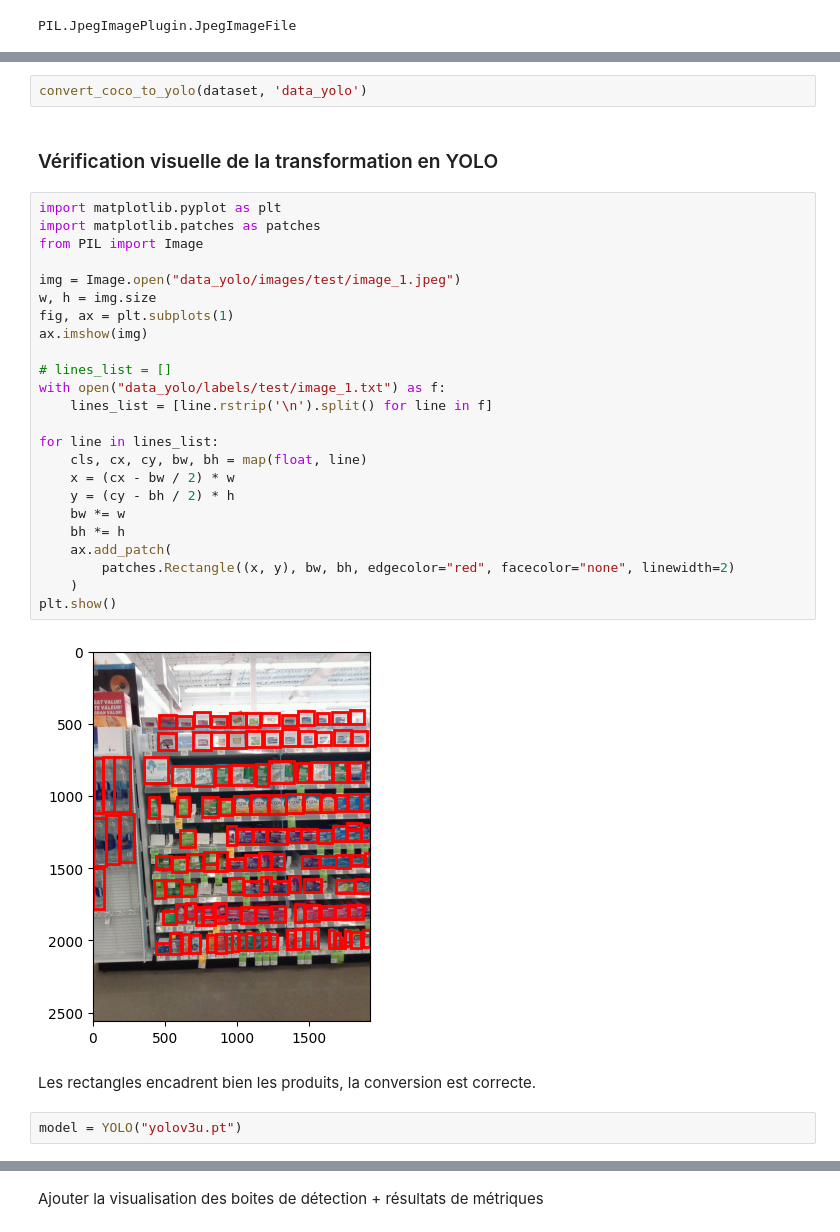
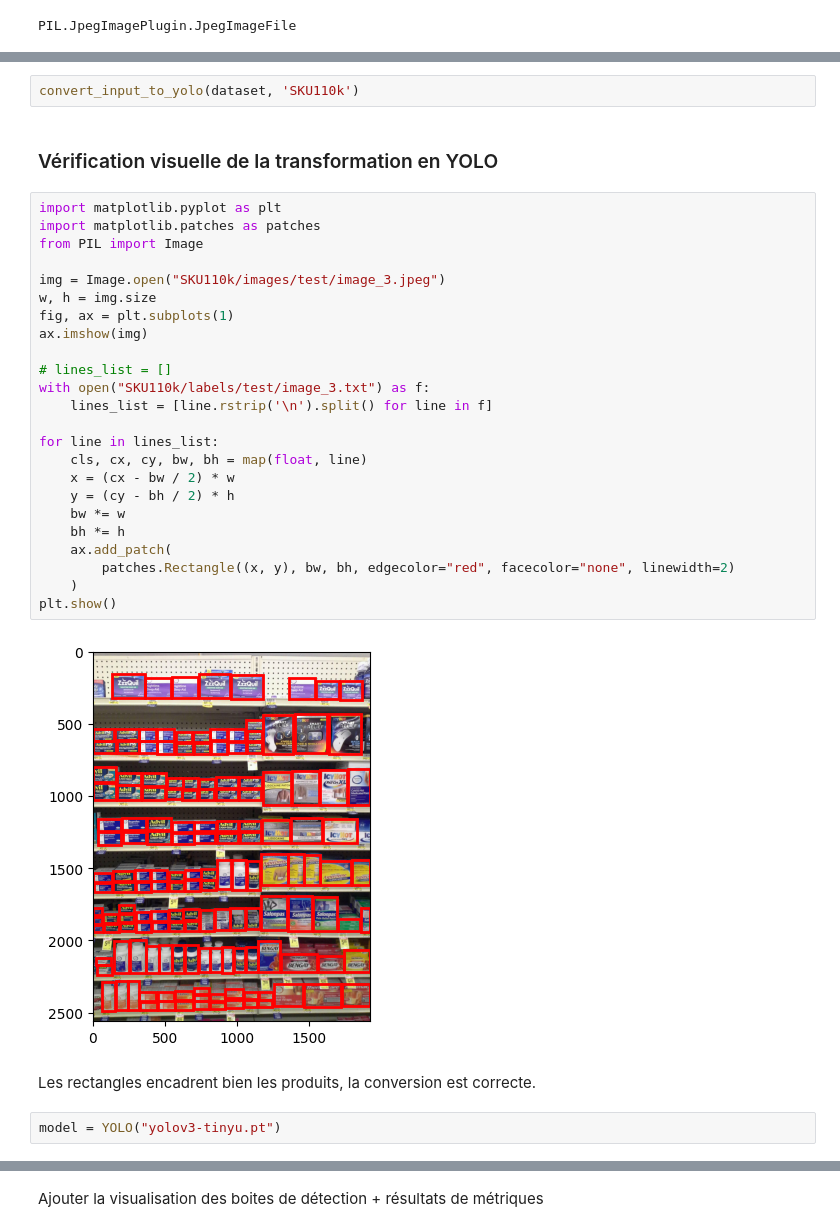
Before and after one commit to Manon-56/veille_technique, a Jupyter notebook: load_and_preprocess_dataset.ipynb, the cells around one changed output, grey strips where cells are left out. Saved outputs shown, nothing was run; the diff lists cells and outputs as text.

```diff
--- a/load_and_preprocess_dataset.ipynb
+++ b/load_and_preprocess_dataset.ipynb
@@ -104,39 +96,39 @@ def convert_coco_to_yolo(dataset, output_dir):
                     height /= im_height
                     f.write(f"{category_id} {x_center} {y_center} {width} {height}\n")
 # %%
-convert_coco_to_yolo(dataset, 'data_yolo')
+convert_input_to_yolo(dataset, 'SKU110k')
 # %% [markdown]
 ### Vérification visuelle de la transformation en YOLO
 # %%
 import matplotlib.pyplot as plt
 import matplotlib.patches as patches
 from PIL import Image
 
-img = Image.open("data_yolo/images/test/image_1.jpeg")
+img = Image.open("SKU110k/images/test/image_3.jpeg")
 w, h = img.size
 fig, ax = plt.subplots(1)
 ax.imshow(img)
 
 # lines_list = []
-with open("data_yolo/labels/test/image_1.txt") as f:
+with open("SKU110k/labels/test/image_3.txt") as f:
     lines_list = [line.rstrip('\n').split() for line in f]
 
 for line in lines_list:
     cls, cx, cy, bw, bh = map(float, line)
     x = (cx - bw / 2) * w
     y = (cy - bh / 2) * h
     bw *= w
     bh *= h
     ax.add_patch(
         patches.Rectangle((x, y), bw, bh, edgecolor="red", facecolor="none", linewidth=2)
     )
 plt.show()
 # %% [output]
-[figure, old version]
+[figure, new version]
 # %% [markdown]
 Les rectangles encadrent bien les produits, la conversion est correcte.
 # %%
-model = YOLO("yolov3u.pt")
+model = YOLO("yolov3-tinyu.pt")
 # %%
 # Display model information (optional)
 model.info()
```
Also changed, not shown: parts of 40 cells of this notebook, 9 other files.
